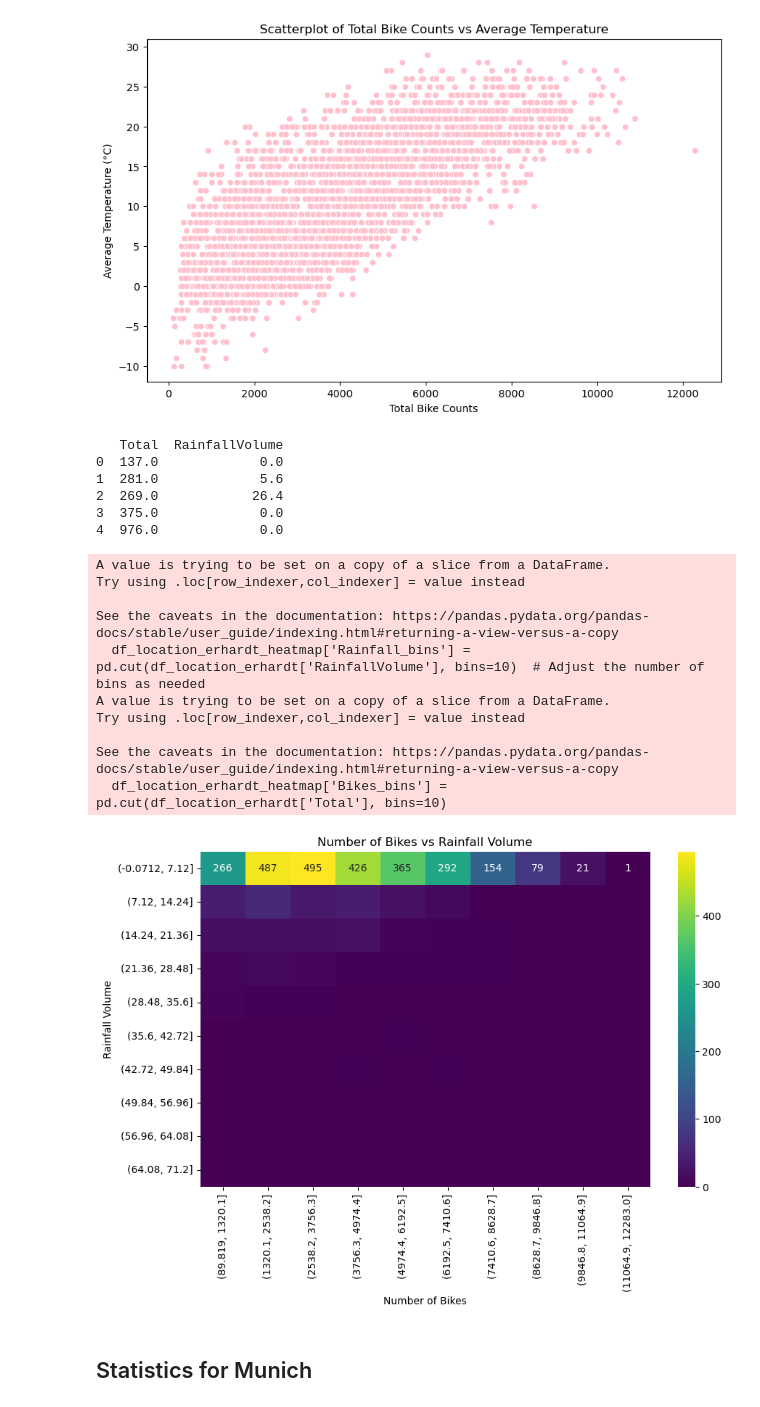
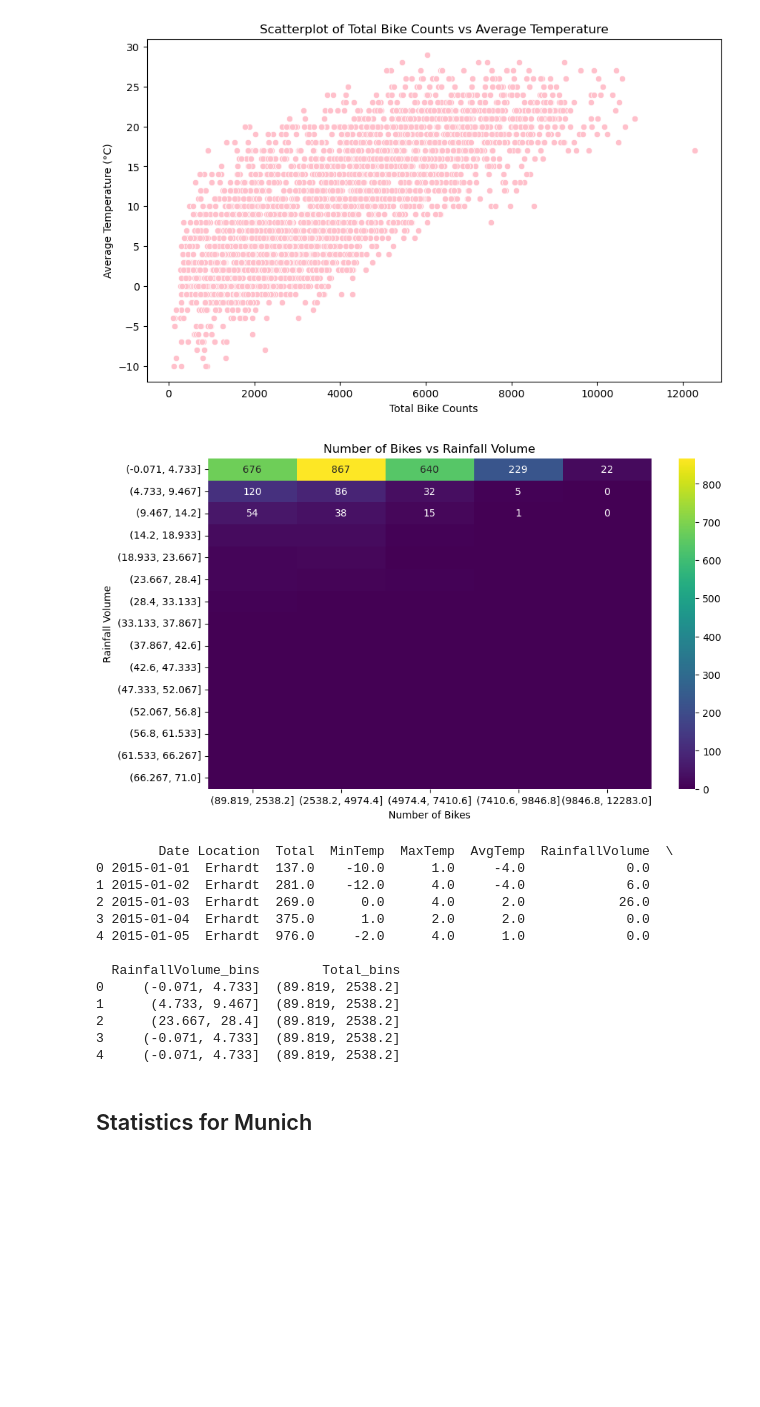
Before and after one commit to cap7586/CaroPeThesis, a Jupyter notebook: Munich_Complete_Analysis/Muc.ipynb, the cells around one changed output. Drawn from its saved outputs; the diff is of its cells as text; code cells hidden in the pictures; blank space fills up the shorter version.

```diff
--- a/Munich_Complete_Analysis/Muc.ipynb
+++ b/Munich_Complete_Analysis/Muc.ipynb
@@ -273,40 +271,40 @@ The correlation coefficient is:  0.7482890264985614
 Text(0, 0.5, 'Average Temperature (°C)')
 [figure]
 # %%
-# Assuming df contains your data with columns 'Rainfall' and 'Bikes'
-# Binning the data
-df_location_erhardt_heatmap = df_location_erhardt[['Total','RainfallVolume']]
-df_location_erhardt_heatmap['Rainfall_bins'] = pd.cut(df_location_erhardt['RainfallVolume'], bins=10)  # Adjust the number of bins as needed
-df_location_erhardt_heatmap['Bikes_bins'] = pd.cut(df_location_erhardt['Total'], bins=10)
+# Define the number of bins for rainfall volume and number of bikes
+num_rainfall_bins = 15
+num_bikes_bins = 5
+df_location_erhardt_heatmap=df_location_erhardt
+# Bin the data for rainfall volume and number of bikes
+df_location_erhardt_heatmap['RainfallVolume_bins'] = pd.cut(df_location_erhardt['RainfallVolume'], bins=num_rainfall_bins)
+df_location_erhardt_heatmap['Total_bins'] = pd.cut(df_location_erhardt['Total'], bins=num_bikes_bins)
 
-# Create a pivot table
-pivot_table = df_location_erhardt.groupby(['Rainfall_bins', 'Bikes_bins']).size().unstack(fill_value=0)
+# Calculate summary statistics (mean, count, etc.) for each combination of bins
+summary_data = df_location_erhardt_heatmap.groupby(['RainfallVolume_bins', 'Total_bins']).size().unstack(fill_value=0)
 
 # Plot the heatmap
 plt.figure(figsize=(10, 6))
-sns.heatmap(pivot_table, cmap='viridis', annot=True, fmt='d')  # Adjust the colormap as needed
+sns.heatmap(summary_data, cmap='viridis', annot=True, fmt='d')  # Adjust the colormap as needed
 plt.title('Number of Bikes vs Rainfall Volume')
 plt.xlabel('Number of Bikes')
 plt.ylabel('Rainfall Volume')
 plt.show()
+print(df_location_erhardt.head())
 # %% [output]
+[figure, new version]
-   Total  RainfallVolume
-0  137.0             0.0
-1  281.0             5.6
-2  269.0            26.4
-3  375.0             0.0
-4  976.0             0.0
+        Date Location  Total  MinTemp  MaxTemp  AvgTemp  RainfallVolume  \
+0 2015-01-01  Erhardt  137.0    -10.0      1.0     -4.0             0.0
+1 2015-01-02  Erhardt  281.0    -12.0      4.0     -4.0             6.0
+2 2015-01-03  Erhardt  269.0      0.0      4.0      2.0            26.0
+3 2015-01-04  Erhardt  375.0      1.0      2.0      2.0             0.0
+4 2015-01-05  Erhardt  976.0     -2.0      4.0      1.0             0.0
+
+  RainfallVolume_bins        Total_bins
+0     (-0.071, 4.733]  (89.819, 2538.2]
+1      (4.733, 9.467]  (89.819, 2538.2]
+2      (23.667, 28.4]  (89.819, 2538.2]
+3     (-0.071, 4.733]  (89.819, 2538.2]
+4     (-0.071, 4.733]  (89.819, 2538.2]
-A value is trying to be set on a copy of a slice from a DataFrame.
-Try using .loc[row_indexer,col_indexer] = value instead
-
-See the caveats in the documentation: https://pandas.pydata.org/pandas-docs/stable/user_guide/indexing.html#returning-a-view-versus-a-copy
-  df_location_erhardt_heatmap['Rainfall_bins'] = pd.cut(df_location_erhardt['RainfallVolume'], bins=10)  # Adjust the number of bins as needed
-A value is trying to be set on a copy of a slice from a DataFrame.
-Try using .loc[row_indexer,col_indexer] = value instead
-
-See the caveats in the documentation: https://pandas.pydata.org/pandas-docs/stable/user_guide/indexing.html#returning-a-view-versus-a-copy
-  df_location_erhardt_heatmap['Bikes_bins'] = pd.cut(df_location_erhardt['Total'], bins=10)
-[figure, old version]
 # %% [markdown]
 ## Statistics for Munich
 # %% [markdown]
```
Also changed, not shown: parts of 12 cells of this notebook, 3 other files.
